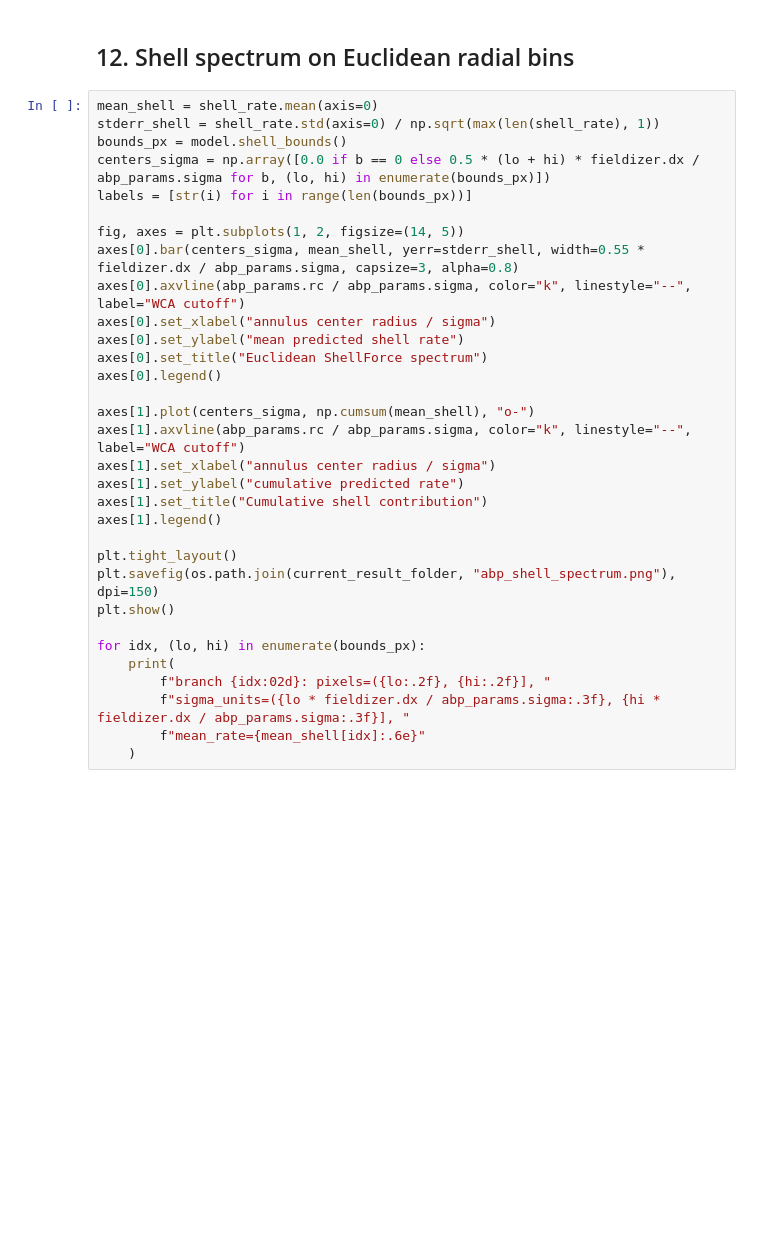
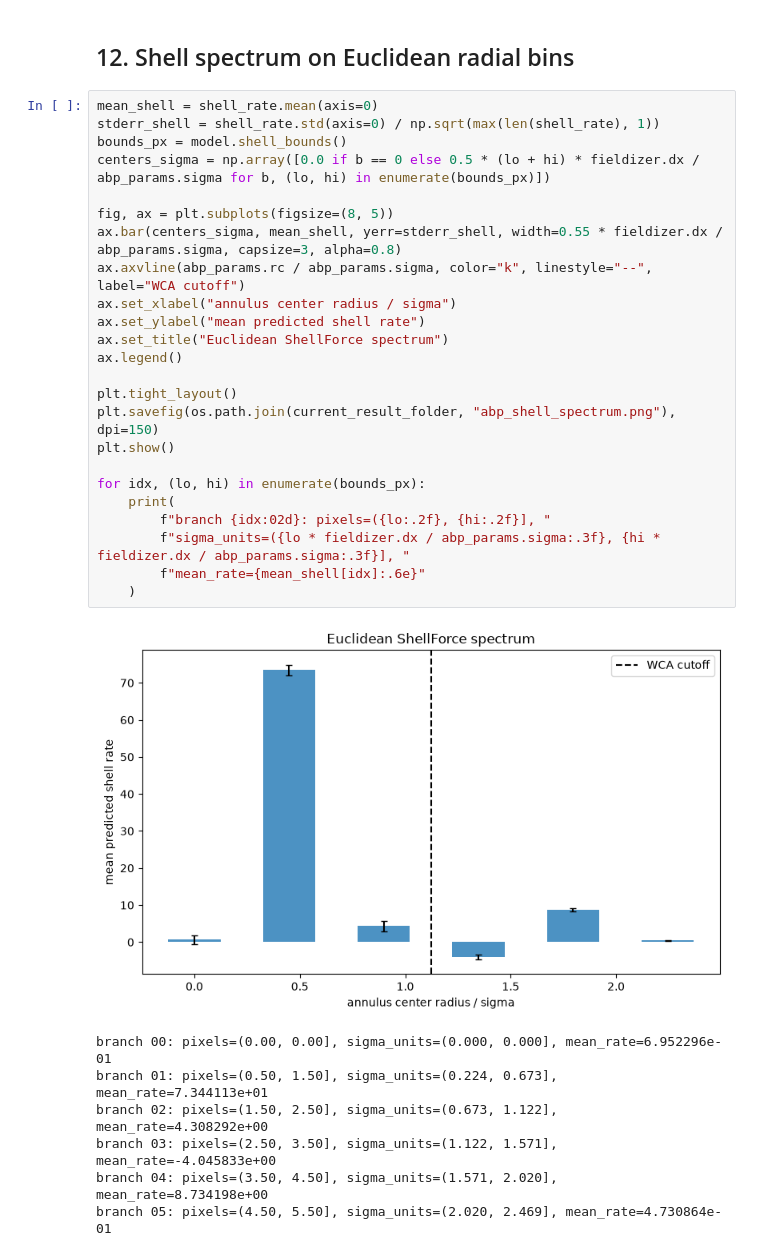
Before and after one commit to 2DHvN/CNEEP_v2, a Jupyter notebook: notebooks/Corr_ABP_ShellForce.ipynb, the cells around one changed output. Drawn from its saved outputs; the diff is of its cells as text; blank space fills up the shorter version.

```diff
--- a/notebooks/Corr_ABP_ShellForce.ipynb
+++ b/notebooks/Corr_ABP_ShellForce.ipynb
@@ -858,32 +874,32 @@ print("Frame WCA U from diagnostics:", float(test_U[b, t]))
 # %%
 mean_shell = shell_rate.mean(axis=0)
 stderr_shell = shell_rate.std(axis=0) / np.sqrt(max(len(shell_rate), 1))
 bounds_px = model.shell_bounds()
 centers_sigma = np.array([0.0 if b == 0 else 0.5 * (lo + hi) * fieldizer.dx / abp_params.sigma for b, (lo, hi) in enumerate(bounds_px)])
-labels = [str(i) for i in range(len(bounds_px))]
 
-fig, axes = plt.subplots(1, 2, figsize=(14, 5))
-axes[0].bar(centers_sigma, mean_shell, yerr=stderr_shell, width=0.55 * fieldizer.dx / abp_params.sigma, capsize=3, alpha=0.8)
-axes[0].axvline(abp_params.rc / abp_params.sigma, color="k", linestyle="--", label="WCA cutoff")
-axes[0].set_xlabel("annulus center radius / sigma")
-axes[0].set_ylabel("mean predicted shell rate")
-axes[0].set_title("Euclidean ShellForce spectrum")
-axes[0].legend()
-
-axes[1].plot(centers_sigma, np.cumsum(mean_shell), "o-")
-axes[1].axvline(abp_params.rc / abp_params.sigma, color="k", linestyle="--", label="WCA cutoff")
-axes[1].set_xlabel("annulus center radius / sigma")
-axes[1].set_ylabel("cumulative predicted rate")
-axes[1].set_title("Cumulative shell contribution")
-axes[1].legend()
+fig, ax = plt.subplots(figsize=(8, 5))
+ax.bar(centers_sigma, mean_shell, yerr=stderr_shell, width=0.55 * fieldizer.dx / abp_params.sigma, capsize=3, alpha=0.8)
+ax.axvline(abp_params.rc / abp_params.sigma, color="k", linestyle="--", label="WCA cutoff")
+ax.set_xlabel("annulus center radius / sigma")
+ax.set_ylabel("mean predicted shell rate")
+ax.set_title("Euclidean ShellForce spectrum")
+ax.legend()
 
 plt.tight_layout()
 plt.savefig(os.path.join(current_result_folder, "abp_shell_spectrum.png"), dpi=150)
 plt.show()
 
 for idx, (lo, hi) in enumerate(bounds_px):
     print(
         f"branch {idx:02d}: pixels=({lo:.2f}, {hi:.2f}], "
         f"sigma_units=({lo * fieldizer.dx / abp_params.sigma:.3f}, {hi * fieldizer.dx / abp_params.sigma:.3f}], "
         f"mean_rate={mean_shell[idx]:.6e}"
     )
+# %% [output]
+[figure, added]
+branch 00: pixels=(0.00, 0.00], sigma_units=(0.000, 0.000], mean_rate=6.952296e-01
+branch 01: pixels=(0.50, 1.50], sigma_units=(0.224, 0.673], mean_rate=7.344113e+01
+branch 02: pixels=(1.50, 2.50], sigma_units=(0.673, 1.122], mean_rate=4.308292e+00
+branch 03: pixels=(2.50, 3.50], sigma_units=(1.122, 1.571], mean_rate=-4.045833e+00
+branch 04: pixels=(3.50, 4.50], sigma_units=(1.571, 2.020], mean_rate=8.734198e+00
+branch 05: pixels=(4.50, 5.50], sigma_units=(2.020, 2.469], mean_rate=4.730864e-01
```
Also changed, not shown: parts of 28 cells of this notebook, 4 other files.
